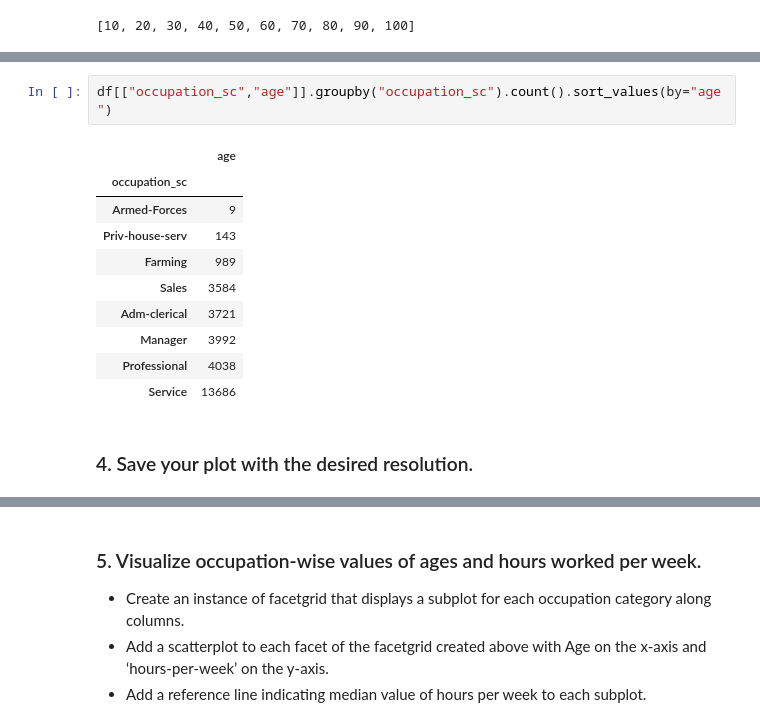
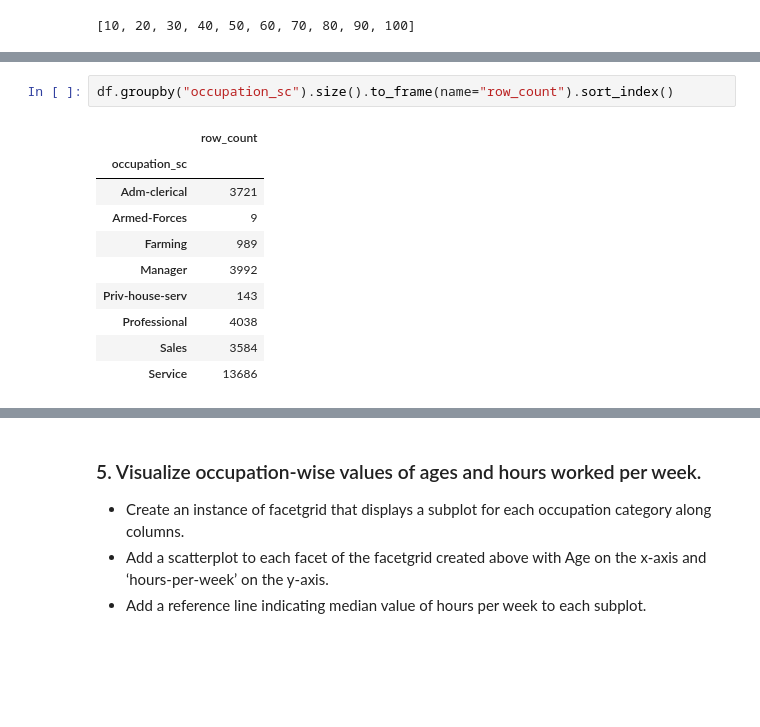
Before and after one commit to moniguima/Data_Visualization_with_Matplotlib_and_Seaborn_Walkthrough, a Jupyter notebook: notebooks/P3/Walkthrough_P3_M4.ipynb, the cells around one changed output, grey strips where cells are left out. Cells and saved outputs as stored; diff of their text form; blank space fills up the shorter version.

```diff
--- a/notebooks/P3/Walkthrough_P3_M4.ipynb
+++ b/notebooks/P3/Walkthrough_P3_M4.ipynb
@@ -245,17 +243,15 @@ The FacetGrid shows that age distributions across occupations are quite similar
 
 </summary>
 # %%
-df[["occupation_sc","age"]].groupby("occupation_sc").count().sort_values(by="age")
+df.groupby("occupation_sc").size().to_frame(name="row_count").sort_index()
 # %% [output]
-|  | age |
+|  | row_count |
 | occupation_sc |  |
+| Adm-clerical | 3721 |
 | Armed-Forces | 9 |
+| Farming | 989 |
+| Manager | 3992 |
 | Priv-house-serv | 143 |
-| Farming | 989 |
+| Professional | 4038 |
 | Sales | 3584 |
-| Adm-clerical | 3721 |
-| Manager | 3992 |
-| Professional | 4038 |
 | Service | 13686 |
-# %% [markdown]
-### 4. Save your plot with the desired resolution.
```
Also changed, not shown: parts of 9 cells of this notebook.
